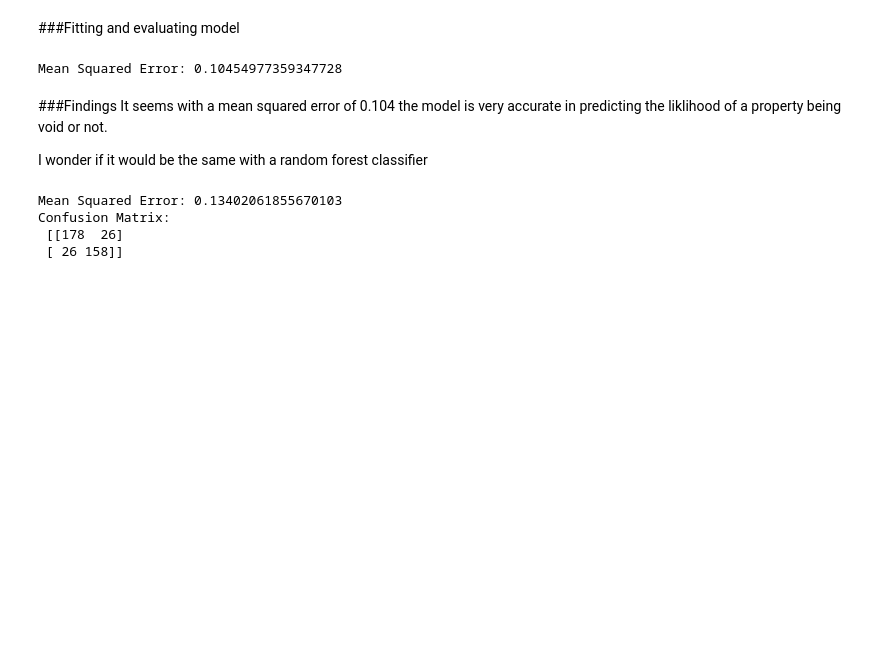
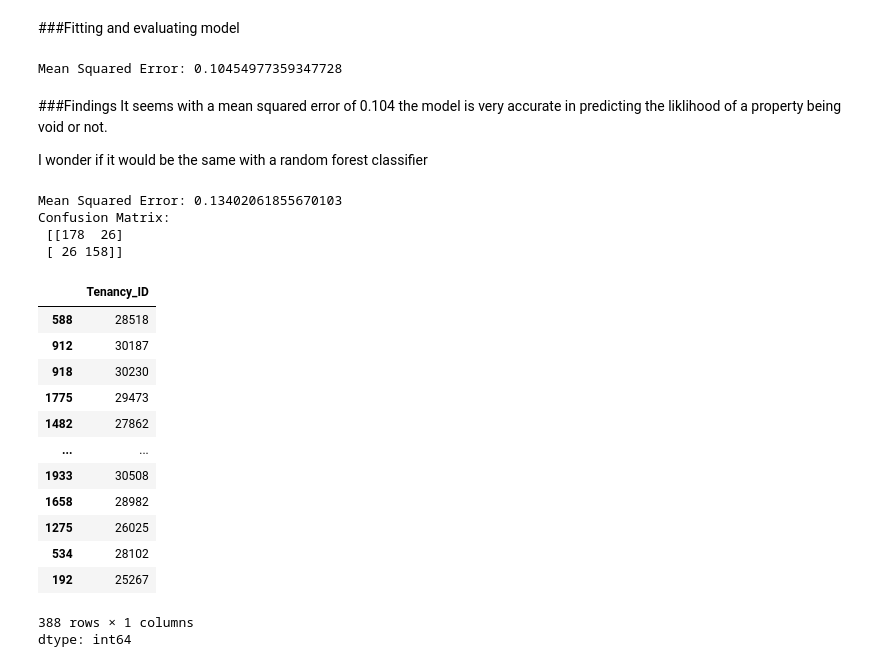
Before and after one commit to IbrahimAhmed12/QA, a Jupyter notebook: Data_analytics_fundamentals.ipynb, the cells around one changed output. Saved outputs shown, nothing was run; the diff lists cells and outputs as text; code cells hidden in the pictures; blank space fills up the shorter version.

```diff
--- a/Data_analytics_fundamentals.ipynb
+++ b/Data_analytics_fundamentals.ipynb
@@ -216,20 +216,44 @@ Confusion Matrix:
  [[178  26]
  [ 26 158]]
 # %%
-# prompt: I want to output a full dataframe containing all the input and output attributes for the test set. And i want it to be written into a csv
 
 import pandas as pd
 from sklearn.metrics import confusion_matrix
 
-# Assuming X_test, y_test, and y2_pred are defined from the previous code
+
 # Create a DataFrame with the input features
+
+tenancy_ids_test = df.loc[X_test.index, 'Tenancy_ID']
+property_ids_test = df.loc[X_test.index, 'Property_ID']
+
 output_df = pd.DataFrame(X_test)
+output_df['Tenancy_ID'] = tenancy_ids_test
+output_df['Property_ID'] = property_ids_test
+
 
 # Add the actual target variable
 output_df['Actual_IsVoid'] = y_test
 
 # Add the predicted target variable
 output_df['Predicted_IsVoid'] = y_pred
 
+
+
 # Save the DataFrame to a CSV file
 output_df.to_csv('test_set_predictions.csv', index=False)
+output_df['Tenancy_ID']
+# %% [output]
+|  | Tenancy_ID |
+| 588 | 28518 |
+| 912 | 30187 |
+| 918 | 30230 |
+| 1775 | 29473 |
+| 1482 | 27862 |
+| ... | ... |
+| 1933 | 30508 |
+| 1658 | 28982 |
+| 1275 | 26025 |
+| 534 | 28102 |
+| 192 | 25267 |
+388 rows × 1 columns
+dtype: int64
```
Also changed, not shown: parts of 2 cells of this notebook, 2 other files.
